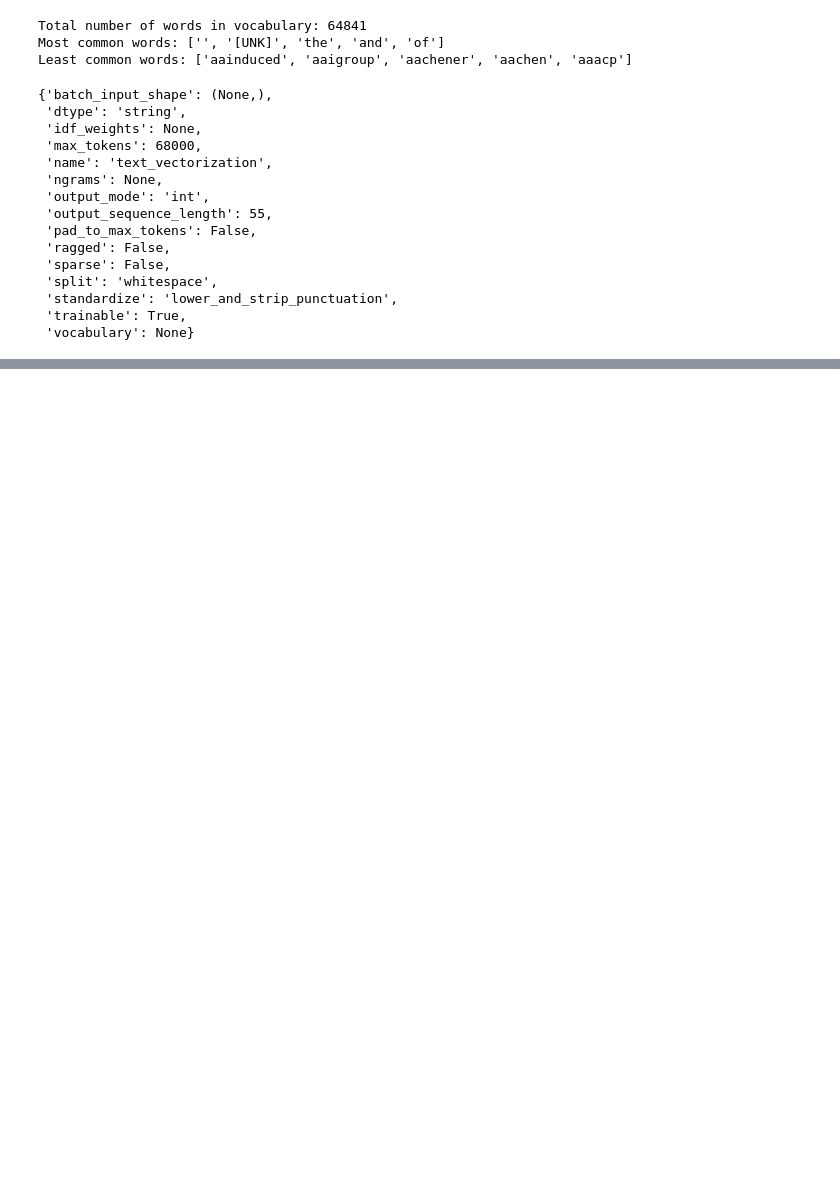
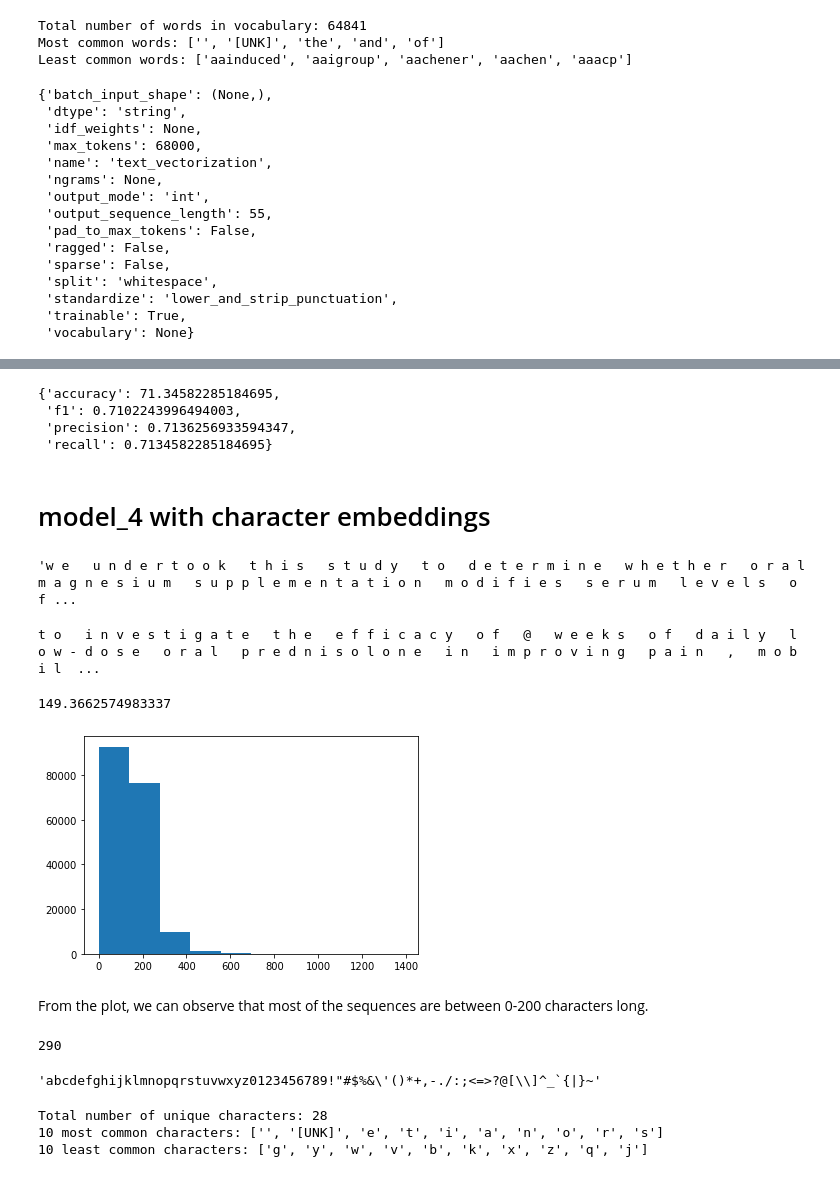
Before and after one commit to hecshzye/nlp-medical-abstract-pubmed-rct, a Jupyter notebook: nlp_pubmed_rct_classification.ipynb, the cells around one changed output, grey strips where cells are left out. Saved outputs shown, nothing was run; the diff lists cells and outputs as text; code cells hidden in the pictures; blank space fills up the shorter version.

```diff
--- a/nlp_pubmed_rct_classification.ipynb
+++ b/nlp_pubmed_rct_classification.ipynb
@@ -434,0 +640,72 @@ shape after embedding: (1, 55, 128)
+# %%
+# Evaluating the results
+model_3_results = calculate_results(y_true=val_labels_encoded,
+                                    y_pred=model_3_preds)
+model_3_results
+# %% [output]
+{'accuracy': 71.34582285184695,
+ 'f1': 0.7102243996494003,
+ 'precision': 0.7136256933594347,
+ 'recall': 0.7134582285184695}
+# %% [markdown]
+# model_4 with character embeddings
+# %%
+# Function for character splitting
+def split_character(text):
+  return " ".join(list(text))
+
+split_character(sample_sentence_for_training)
+# %% [output]
+'w e   u n d e r t o o k   t h i s   s t u d y   t o   d e t e r m i n e   w h e t h e r   o r a l   m a g n e s i u m   s u p p l e m e n t a t i o n   m o d i f i e s   s e r u m   l e v e l s   o f ...
+# %%
+# split the sequence
+train_char = [split_character(sentence) for sentence in train_sentences]
+val_char = [split_character(sentence) for sentence in val_sentences]
+test_char = [split_character(sentence) for sentence in test_sentences]
+print(train_char[0])
+# %% [output]
+t o   i n v e s t i g a t e   t h e   e f f i c a c y   o f   @   w e e k s   o f   d a i l y   l o w - d o s e   o r a l   p r e d n i s o l o n e   i n   i m p r o v i n g   p a i n   ,   m o b i l  ...
+# %%
+# Average length of the character
+character_length = [len(sentence) for sentence in train_sentences]
+mean_character_length = np.mean(character_length)
+mean_character_length
+# %% [output]
+149.3662574983337
+# %%
+plt.hist(character_length, bins=10);
+# %% [output]
+[figure, added]
+# %% [markdown]
+From the plot, we can observe that most of the sequences are between 0-200 characters long.
+# %%
+# for 95% of character length of sequences
+output_seq_character_length = int(np.percentile(character_length, 95))
+output_seq_character_length
+# %% [output]
+290
+# %%
+# Vectorizing and character embeddings
+import string
+alphabet = string.ascii_lowercase + string.digits + string.punctuation
+alphabet
+# %% [output]
+'abcdefghijklmnopqrstuvwxyz0123456789!"#$%&\'()*+,-./:;<=>?@[\\]^_`{|}~'
+# %%
+# tokenizing the character
+NUM_CHAR_TOKENS = len(alphabet) + 2
+character_vectorizer = TextVectorization(max_tokens=NUM_CHAR_TOKENS,
+                                         output_sequence_length=output_seq_character_length,
+                                         standardize="lower_and_strip_punctuation",
+                                         name="character_vectorizer")
+character_vectorizer.adapt(train_char)
+
+# Sample of character vocabulary
+character_vocab = character_vectorizer.get_vocabulary()
+print(f"Total number of unique characters: {len(character_vocab)}")
+print(f"10 most common characters: {character_vocab[:10]}")
+print(f"10 least common characters: {character_vocab[-10:]}")
+# %% [output]
+Total number of unique characters: 28
+10 most common characters: ['', '[UNK]', 'e', 't', 'i', 'a', 'n', 'o', 'r', 's']
+10 least common characters: ['g', 'y', 'w', 'v', 'b', 'k', 'x', 'z', 'q', 'j']
```
Also changed, not shown: parts of 22 cells of this notebook.
